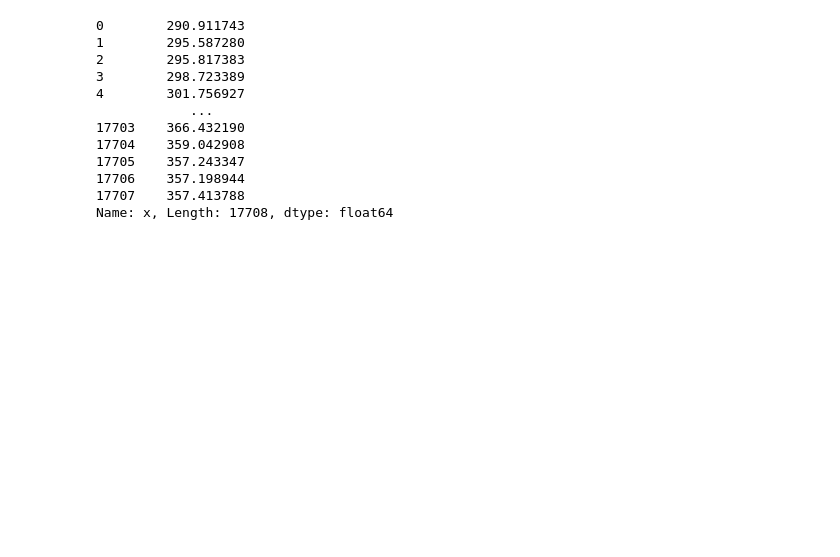
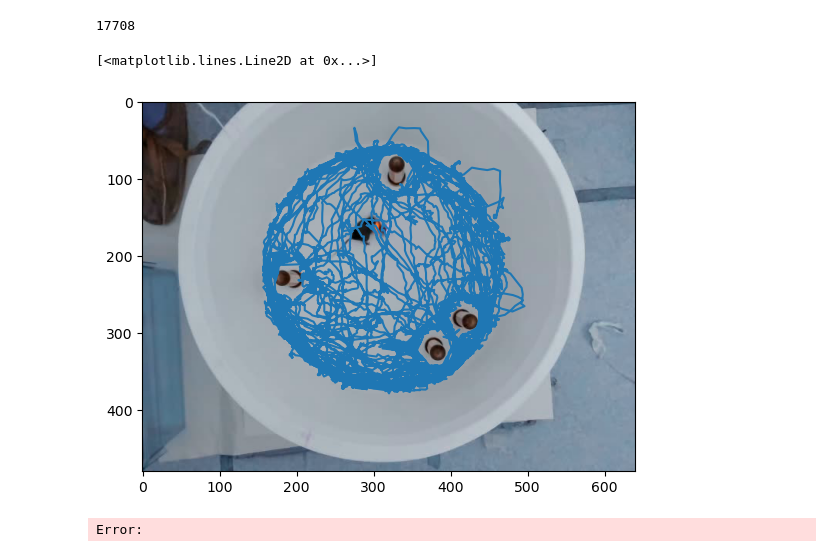
Before and after one commit to sabrinabenas/Object-Video-Annotation, a Jupyter notebook: notebook_data_exp.ipynb, the cells around one changed output. Cells and saved outputs as stored; diff of their text form; code cells hidden in the pictures; blank space fills up the shorter version.

```diff
--- a/notebook_data_exp.ipynb
+++ b/notebook_data_exp.ipynb
@@ -62,21 +157,23 @@ plt.show()
 # %%
 import pandas as pd
+import cv2
 path = 'c:/Users/54115/Desktop/Doctorado/ARCHIVOS/Rolo - Tesis/4 obj/obj/rolo_4obj_obj_beh_s2DLC_resnet50_FalconAzulesJan29shuffle1_400000.csv'
+
+cap = cv2.VideoCapture('c:/Users/54115/Desktop/Doctorado/ARCHIVOS/4 obj BEH/rolo_4obj_obj_beh_s2.avi')
+
+fps = cap.get(cv2.CAP_PROP_FPS)
+frame_count = int(cap.get(cv2.CAP_PROP_FRAME_COUNT))
+print(frame_count)
+time =  int(frame_count/fps)
+ret, frame = cap.read()
+plt.imshow(frame)
 
 df = pd.read_csv(path, header=[1,2], index_col=0)
 bdp = df.columns[0][0]
 
-df[bdp]['x']
+plt.plot(df[bdp]['x'],df[bdp]['y'])
 # %% [output]
-0        290.911743
-1        295.587280
-2        295.817383
-3        298.723389
-4        301.756927
-            ...
-17703    366.432190
-17704    359.042908
-17705    357.243347
-17706    357.198944
-17707    357.413788
-Name: x, Length: 17708, dtype: float64
+17708
+[<matplotlib.lines.Line2D at 0x...>]
+[figure, added]
+Error:
```
Also changed, not shown: parts of 4 cells of this notebook, 3 other files.
